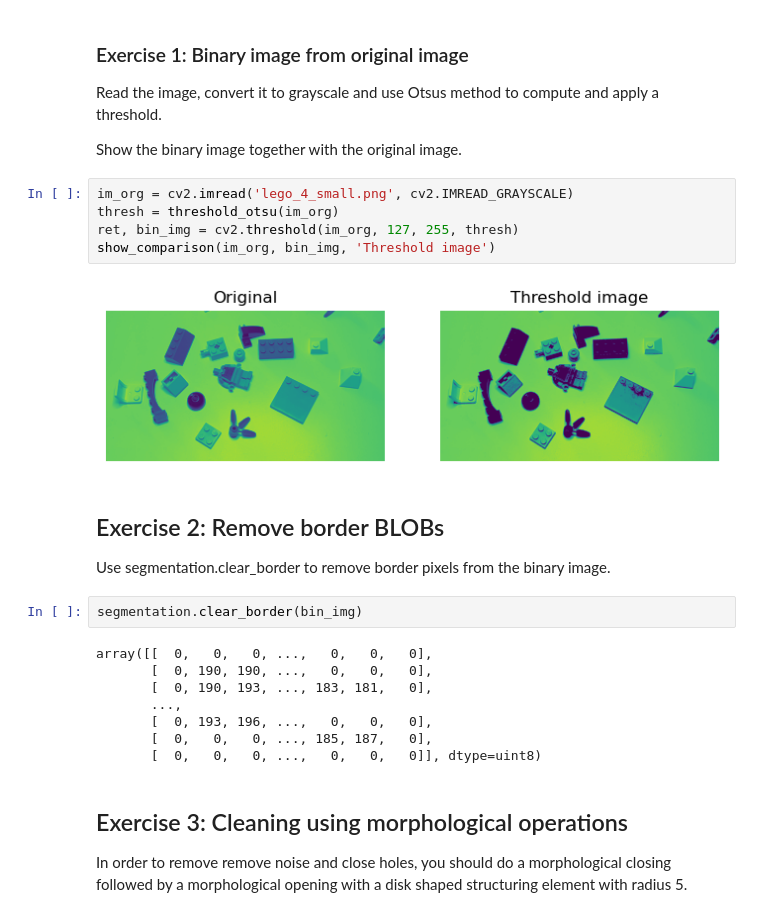
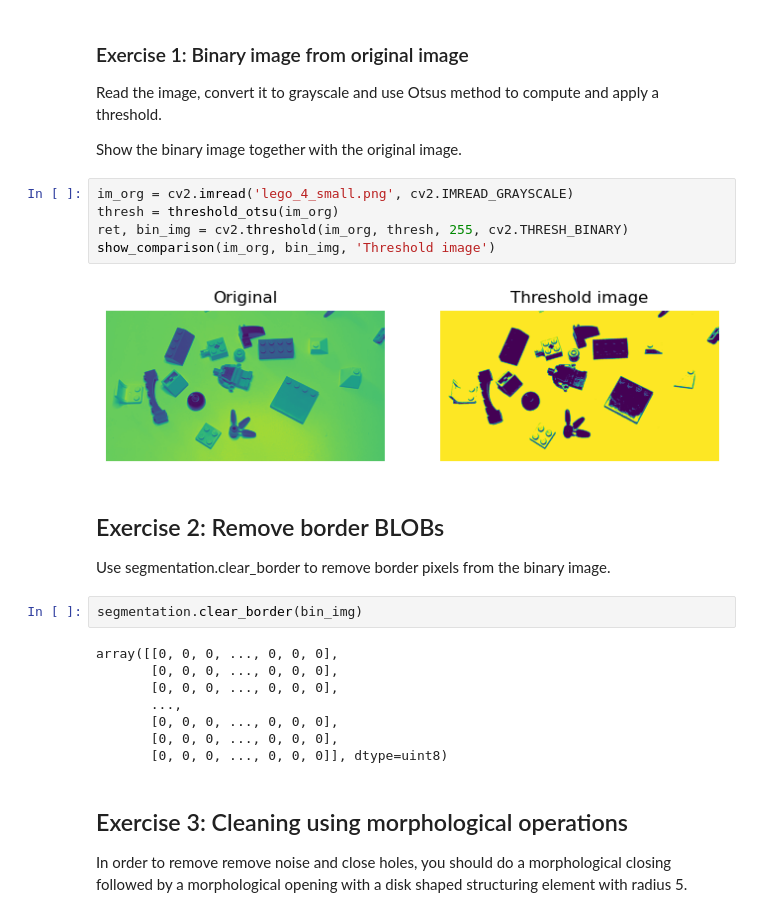
Before and after one commit to davidbasilio/DTUImageAnalysis, a Jupyter notebook: exercises/ex5-BLOBAnalysis/data/Ex5-BlobAnalysis.ipynb, the cells around one changed output. Saved outputs shown, nothing was run; the diff lists cells and outputs as text.

```diff
--- a/exercises/ex5-BLOBAnalysis/data/Ex5-BlobAnalysis.ipynb
+++ b/exercises/ex5-BLOBAnalysis/data/Ex5-BlobAnalysis.ipynb
@@ -28,23 +28,23 @@ Show the binary image together with the original image.
 # %%
 im_org = cv2.imread('lego_4_small.png', cv2.IMREAD_GRAYSCALE)
 thresh = threshold_otsu(im_org)
-ret, bin_img = cv2.threshold(im_org, 127, 255, thresh)
+ret, bin_img = cv2.threshold(im_org, thresh, 255, cv2.THRESH_BINARY)
 show_comparison(im_org, bin_img, 'Threshold image')
 # %% [output]
-[figure, old version]
+[figure, new version]
 # %% [markdown]
 ## Exercise 2: Remove border BLOBs
 Use segmentation.clear_border to remove border pixels from the binary image.
 # %%
 segmentation.clear_border(bin_img)
 # %% [output]
-array([[  0,   0,   0, ...,   0,   0,   0],
-       [  0, 190, 190, ...,   0,   0,   0],
-       [  0, 190, 193, ..., 183, 181,   0],
+array([[0, 0, 0, ..., 0, 0, 0],
+       [0, 0, 0, ..., 0, 0, 0],
+       [0, 0, 0, ..., 0, 0, 0],
        ...,
-       [  0, 193, 196, ...,   0,   0,   0],
-       [  0,   0,   0, ..., 185, 187,   0],
-       [  0,   0,   0, ...,   0,   0,   0]], dtype=uint8)
+       [0, 0, 0, ..., 0, 0, 0],
+       [0, 0, 0, ..., 0, 0, 0],
+       [0, 0, 0, ..., 0, 0, 0]], dtype=uint8)
 # %% [markdown]
 ## Exercise 3: Cleaning using morphological operations
 In order to remove remove noise and close holes, you should do a morphological closing followed by a morphological opening with a disk shaped structuring element with radius 5.
```
Also changed, not shown: parts of 22 cells of this notebook.
